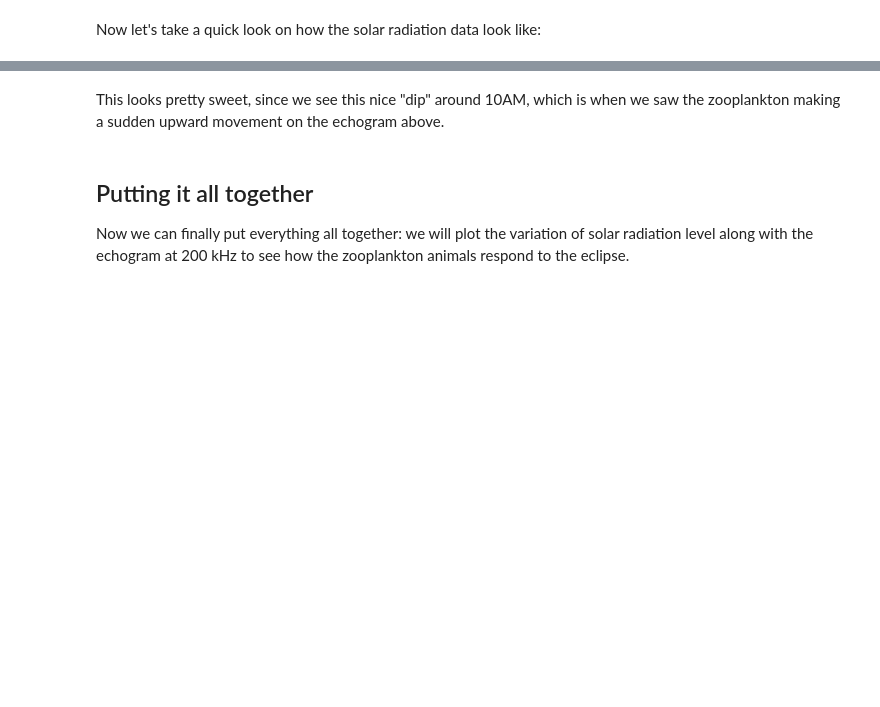
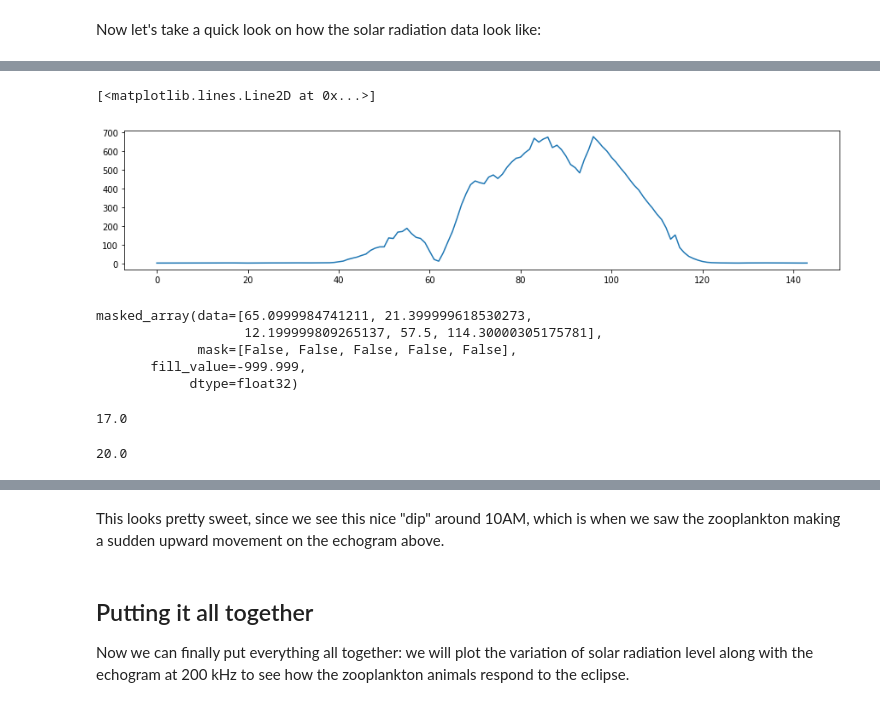
Before and after one commit to OSOceanAcoustics/echopype, a Jupyter notebook: notebooks/zpls_data_example.ipynb, the cells around one changed output, grey strips where cells are left out. Cells and saved outputs as stored; diff of their text form; code cells hidden in the pictures; blank space fills up the shorter version.

```diff
--- a/notebooks/zpls_data_example.ipynb
+++ b/notebooks/zpls_data_example.ipynb
@@ -380,0 +408,22 @@ Now let's take a quick look on how the solar radiation data look like:
+# %%
+fig,ax = plt.subplots(1,1,figsize=(15,3))
+plt.plot(srad_data['SRAD1'][idx_subset])
+# %% [output]
+[<matplotlib.lines.Line2D at 0x...>]
+[figure, added]
+# %%
+srad_data['SRAD1'][idx_subset[60:65]]
+# %% [output]
+masked_array(data=[65.0999984741211, 21.399999618530273,
+                   12.199999809265137, 57.5, 114.30000305175781],
+             mask=[False, False, False, False, False],
+       fill_value=-999.999,
+            dtype=float32)
+# %%
+srad_data['hh'][idx_subset[62]]
+# %% [output]
+17.0
+# %%
+srad_data['mm'][idx_subset[62]]
+# %% [output]
+20.0
```
Also changed, not shown: parts of 10 cells of this notebook, 6 other files.
